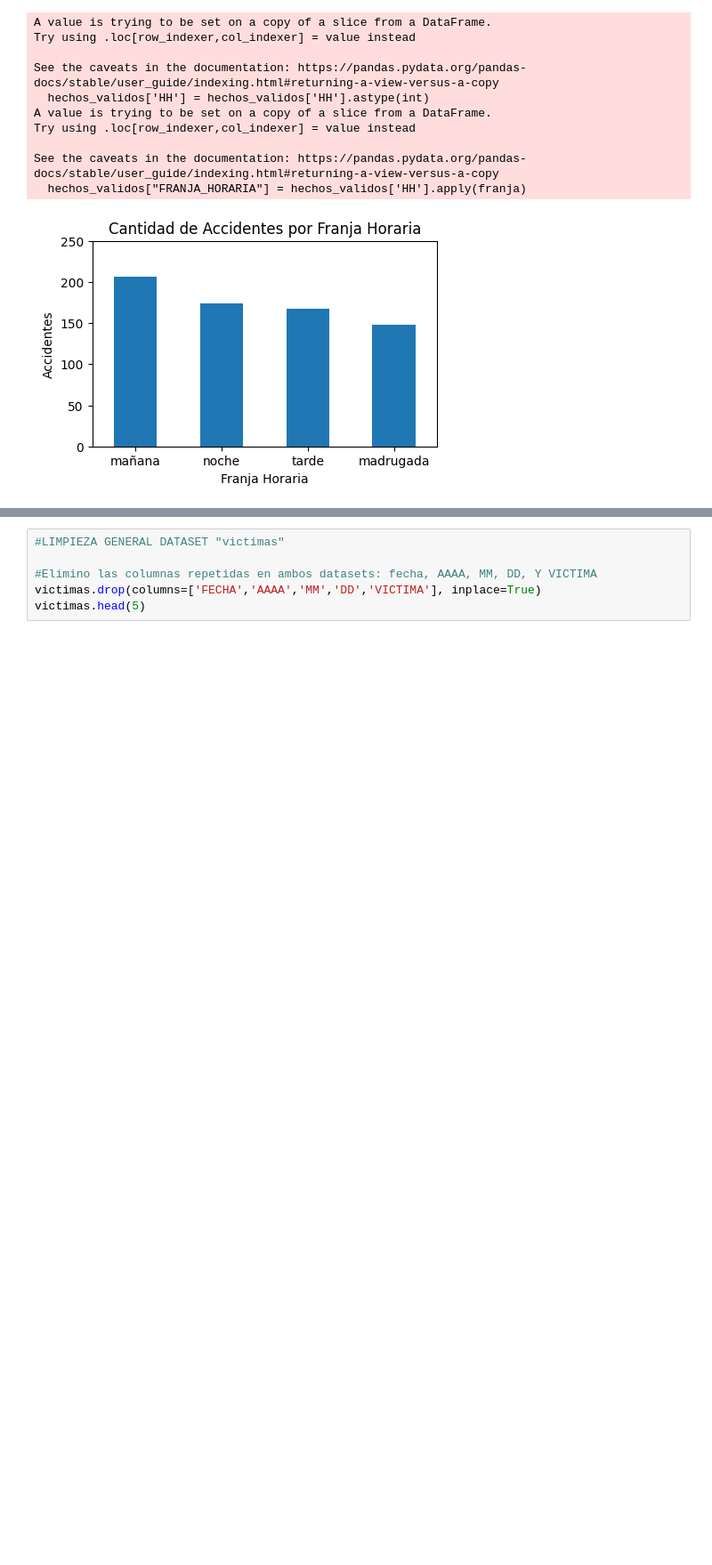
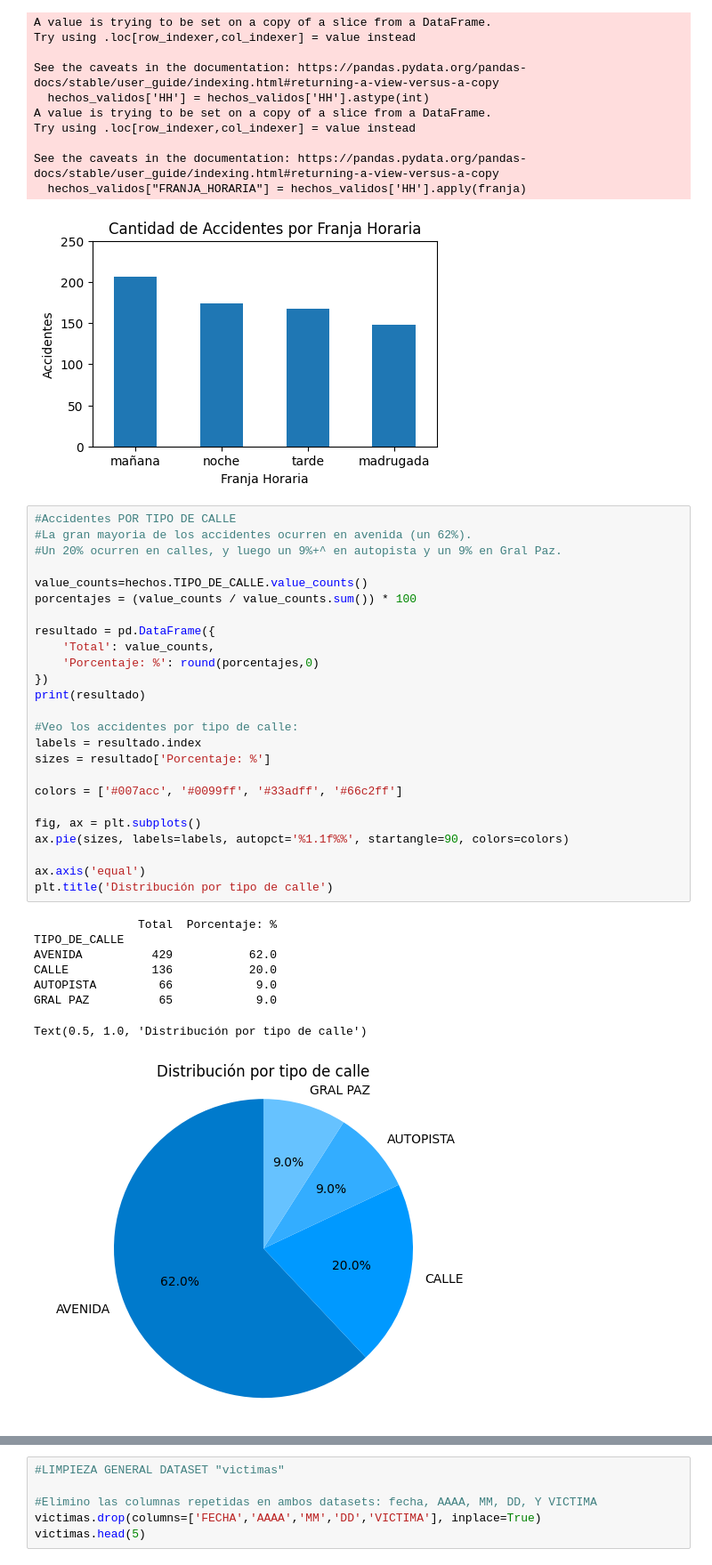
Before and after one commit to mteresalaurac/HenryP2, a Jupyter notebook: EDA.ipynb, the cells around one changed output, grey strips where cells are left out. Shown at 89% size. Drawn from its saved outputs; the diff is of its cells as text; blank space fills up the shorter version.

```diff
--- a/EDA.ipynb
+++ b/EDA.ipynb
@@ -322,3 +322,37 @@ Try using .loc[row_indexer,col_indexer] = value instead
 See the caveats in the documentation: https://pandas.pydata.org/pandas-docs/stable/user_guide/indexing.html#returning-a-view-versus-a-copy
   hechos_validos["FRANJA_HORARIA"] = hechos_validos['HH'].apply(franja)
 [figure]
+# %%
+#Accidentes POR TIPO DE CALLE
+#La gran mayoria de los accidentes ocurren en avenida (un 62%).
+#Un 20% ocurren en calles, y luego un 9%+^ en autopista y un 9% en Gral Paz.
+
+value_counts=hechos.TIPO_DE_CALLE.value_counts()
+porcentajes = (value_counts / value_counts.sum()) * 100
+
+resultado = pd.DataFrame({
+    'Total': value_counts,
+    'Porcentaje: %': round(porcentajes,0)
+})
+print(resultado)
+
+#Veo los accidentes por tipo de calle:
+labels = resultado.index
+sizes = resultado['Porcentaje: %']
+
+colors = ['#007acc', '#0099ff', '#33adff', '#66c2ff']
+
+fig, ax = plt.subplots()
+ax.pie(sizes, labels=labels, autopct='%1.1f%%', startangle=90, colors=colors)
+
+ax.axis('equal')
+plt.title('Distribución por tipo de calle')
+# %% [output]
+               Total  Porcentaje: %
+TIPO_DE_CALLE
+AVENIDA          429           62.0
+CALLE            136           20.0
+AUTOPISTA         66            9.0
+GRAL PAZ          65            9.0
+Text(0.5, 1.0, 'Distribución por tipo de calle')
+[figure, added]
```
Also changed, not shown: parts of 3 cells of this notebook.
